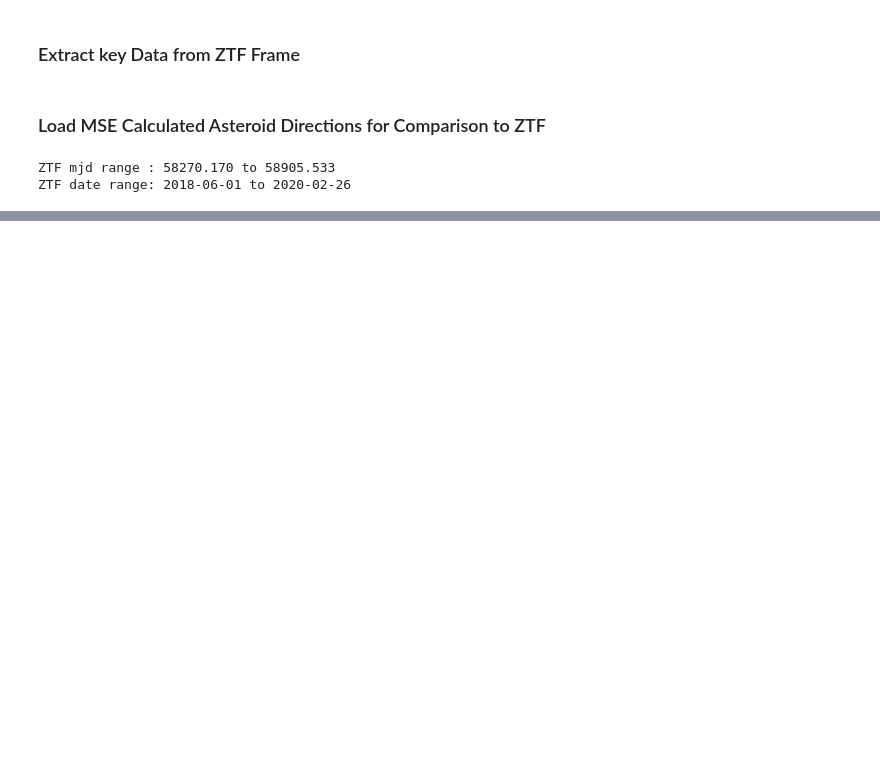
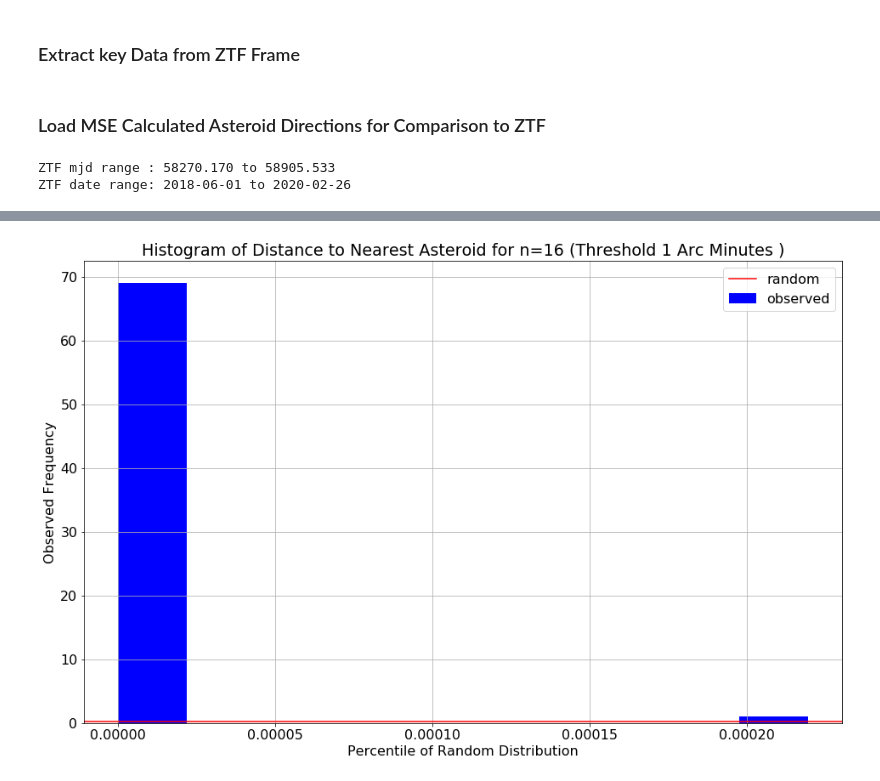
Before and after one commit to memanuel/kepler-sieve, a Jupyter notebook: src/ztf_data.ipynb, the cells around one changed output, grey strips where cells are left out. Drawn from its saved outputs; the diff is of its cells as text; code cells hidden in the pictures; blank space fills up the shorter version.

```diff
--- a/src/ztf_data.ipynb
+++ b/src/ztf_data.ipynb
@@ -258,0 +199,6 @@ np.max(x_spline)
+# %%
+# Plot the conditional distribution at a threshold of 1 arc minute
+thresh_one_min = 1.0 / 60
+fig, ax = plot_cdf_cond(ztf=ztf, n=ast_count, thresh_deg=thresh_one_min, bins=10)
+# %% [output]
+[figure, added]
```
Also changed, not shown: parts of 42 cells of this notebook, 2 other files.
